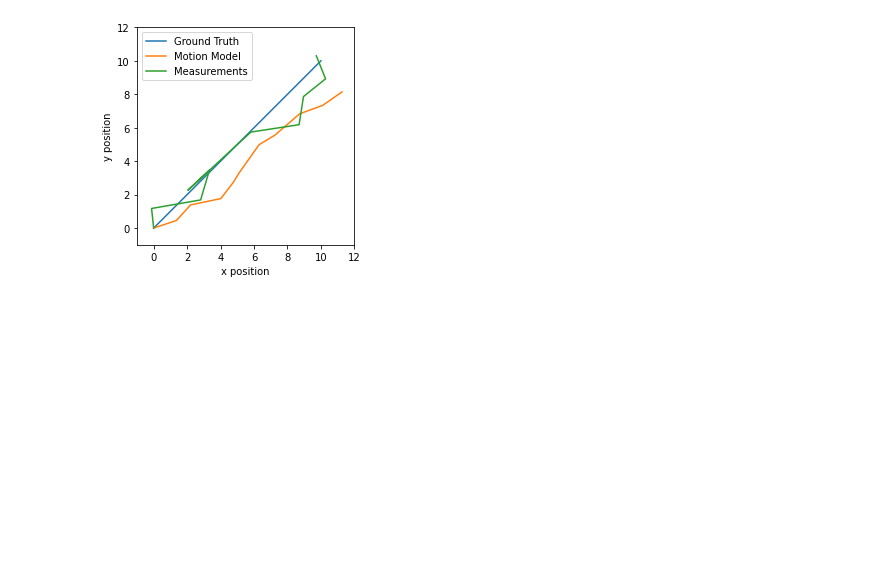
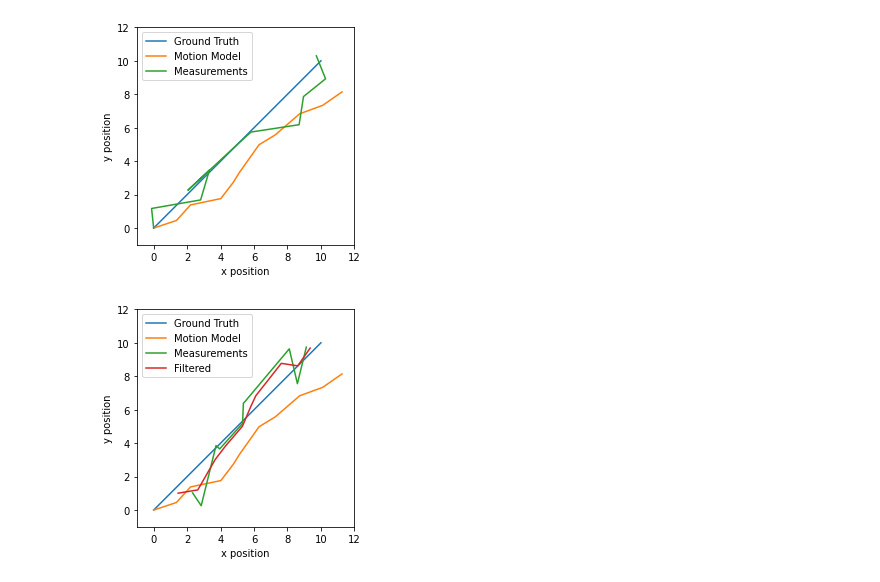
Before and after one commit to souvik0306/Kalman-Filter, a Jupyter notebook: kalman.ipynb, the cells around one changed output. Cells and saved outputs as stored; diff of their text form; code cells hidden in the pictures; blank space fills up the shorter version.

```diff
--- a/kalman.ipynb
+++ b/kalman.ipynb
@@ -54,0 +84,36 @@ plt.show()
+# %%
+measurement_states = []
+filtered_states = []
+# %%
+mu_current = mu_0.copy()
+Sigma_current = Sigma_0.copy()
+# %%
+for i in range(num_steps):
+    predicted_mu,predicted_Sigma = predict(A,B,Q,u_t,mu_current,Sigma_current)
+    measurement_noise = np.random.multivariate_normal(mean=np.array([0,0]),cov=R)
+    new_measurement = H @ ground_truth_states[i+1] + measurement_noise
+
+    mu_current,Sigma_current = update(H,R,new_measurement,predicted_mu,predicted_Sigma)
+
+    measurement_states.append(new_measurement)
+    filtered_states.append(mu_current)
+# %%
+measurement_states = np.array(measurement_states)
+filtered_states = np.array(filtered_states)
+# %%
+plt.plot(ground_truth_states[:,0],ground_truth_states[:,1])
+plt.plot(motion_states[:,0],motion_states[:,1])
+plt.plot(measurement_states[:,0],measurement_states[:,1])
+plt.plot(filtered_states[:,0],filtered_states[:,1])
+
+plt.xlim(-1,12)
+plt.ylim(-1,12)
+
+plt.xlabel('x position')
+plt.ylabel('y position')
+
+plt.legend(['Ground Truth','Motion Model','Measurements','Filtered'])
+plt.gca().set_aspect('equal',adjustable='box')
+plt.show()
+# %% [output]
+[figure, added]
```
Also changed, not shown: parts of 3 cells of this notebook.
